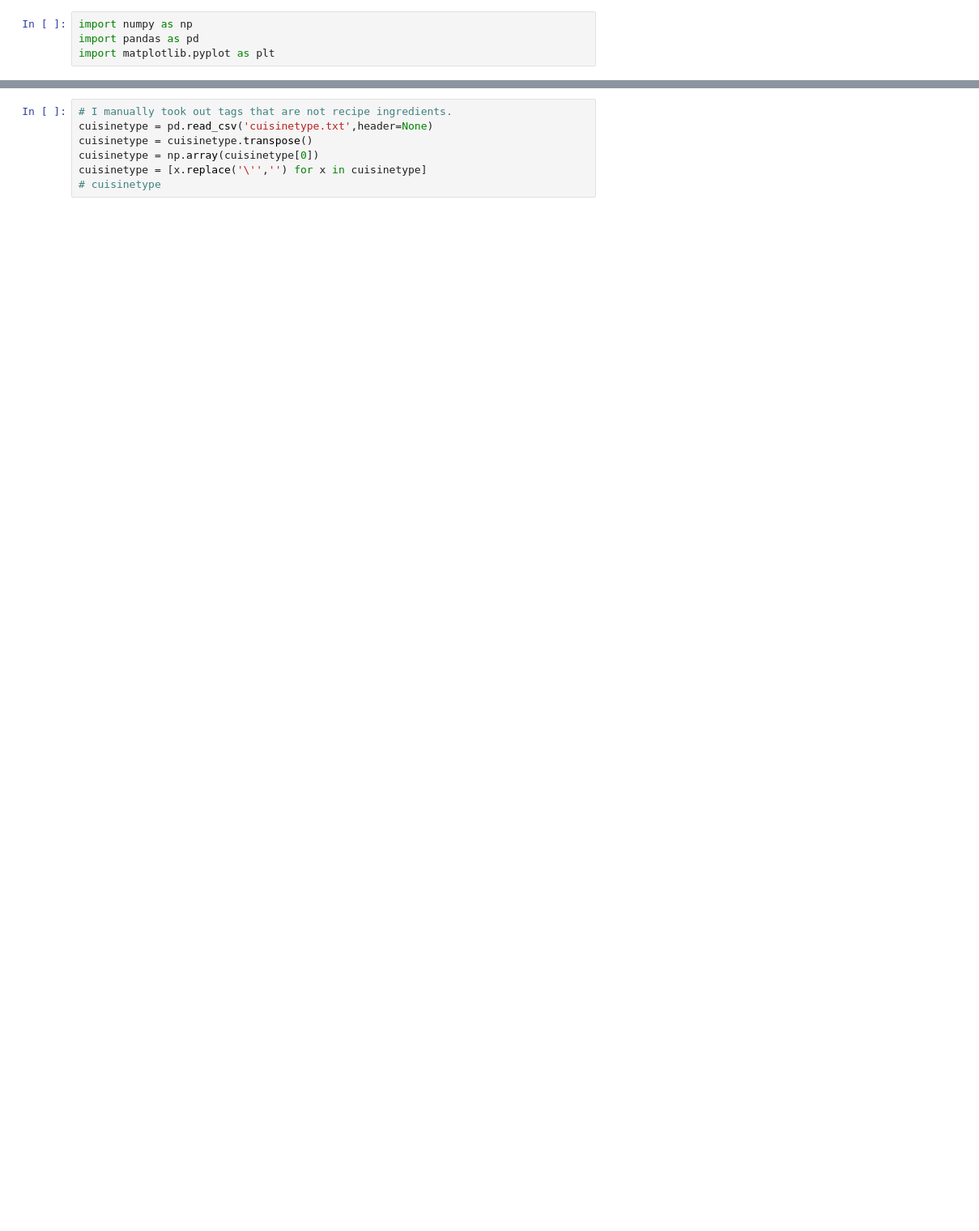
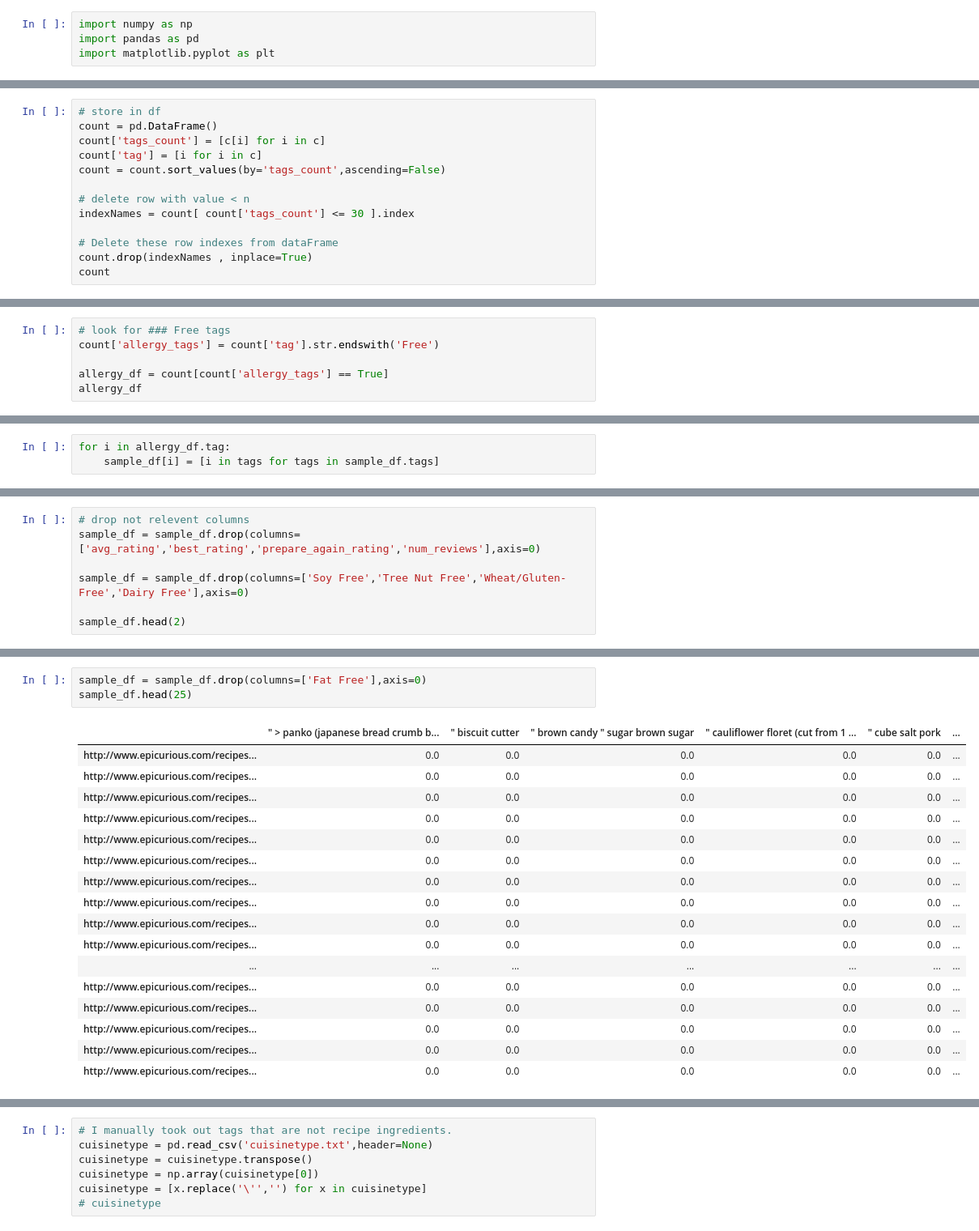
Before and after one commit to Sisyphus192/deep-dishes, a Jupyter notebook: notebooks/classification.ipynb, the cells around one changed output, grey strips where cells are left out. Shown at 81% size. Saved outputs shown, nothing was run; the diff lists cells and outputs as text; blank space fills up the shorter version.

```diff
--- a/notebooks/classification.ipynb
+++ b/notebooks/classification.ipynb
@@ -9,0 +68,13 @@ sample_df = epi_data_df.head(9000)
+# %%
+# store in df
+count = pd.DataFrame()
+count['tags_count'] = [c[i] for i in c]
+count['tag'] = [i for i in c]
+count = count.sort_values(by='tags_count',ascending=False)
+
+# delete row with value < n
+indexNames = count[ count['tags_count'] <= 30 ].index
+
+# Delete these row indexes from dataFrame
+count.drop(indexNames , inplace=True)
+count
@@ -9,0 +95,6 @@ sample_df = epi_data_df.head(9000)
+# %%
+# look for ### Free tags
+count['allergy_tags'] = count['tag'].str.endswith('Free')
+
+allergy_df = count[count['allergy_tags'] == True]
+allergy_df
@@ -9,0 +109,3 @@ sample_df = epi_data_df.head(9000)
+# %%
+for i in allergy_df.tag:
+    sample_df[i] = [i in tags for tags in sample_df.tags]
@@ -9,0 +122,7 @@ sample_df = epi_data_df.head(9000)
+# %%
+# drop not relevent columns
+sample_df = sample_df.drop(columns=['avg_rating','best_rating','prepare_again_rating','num_reviews'],axis=0)
+
+sample_df = sample_df.drop(columns=['Soy Free','Tree Nut Free','Wheat/Gluten-Free','Dairy Free'],axis=0)
+
+sample_df.head(2)
@@ -9,0 +134,21 @@ sample_df = epi_data_df.head(9000)
+# %%
+sample_df = sample_df.drop(columns=['Fat Free'],axis=0)
+sample_df.head(25)
+# %% [output]
+|  | " > panko (japanese bread crumb b... | " biscuit cutter | " brown candy " sugar brown sugar | " cauliflower floret (cut from 1 ... | " cube salt pork | ... |
+| http://www.epicurious.com/recipes... | 0.0 | 0.0 | 0.0 | 0.0 | 0.0 | ... |
+| http://www.epicurious.com/recipes... | 0.0 | 0.0 | 0.0 | 0.0 | 0.0 | ... |
+| http://www.epicurious.com/recipes... | 0.0 | 0.0 | 0.0 | 0.0 | 0.0 | ... |
+| http://www.epicurious.com/recipes... | 0.0 | 0.0 | 0.0 | 0.0 | 0.0 | ... |
+| http://www.epicurious.com/recipes... | 0.0 | 0.0 | 0.0 | 0.0 | 0.0 | ... |
+| http://www.epicurious.com/recipes... | 0.0 | 0.0 | 0.0 | 0.0 | 0.0 | ... |
+| http://www.epicurious.com/recipes... | 0.0 | 0.0 | 0.0 | 0.0 | 0.0 | ... |
+| http://www.epicurious.com/recipes... | 0.0 | 0.0 | 0.0 | 0.0 | 0.0 | ... |
+| http://www.epicurious.com/recipes... | 0.0 | 0.0 | 0.0 | 0.0 | 0.0 | ... |
+| http://www.epicurious.com/recipes... | 0.0 | 0.0 | 0.0 | 0.0 | 0.0 | ... |
+| ... | ... | ... | ... | ... | ... | ... |
+| http://www.epicurious.com/recipes... | 0.0 | 0.0 | 0.0 | 0.0 | 0.0 | ... |
+| http://www.epicurious.com/recipes... | 0.0 | 0.0 | 0.0 | 0.0 | 0.0 | ... |
+| http://www.epicurious.com/recipes... | 0.0 | 0.0 | 0.0 | 0.0 | 0.0 | ... |
+| http://www.epicurious.com/recipes... | 0.0 | 0.0 | 0.0 | 0.0 | 0.0 | ... |
+| http://www.epicurious.com/recipes... | 0.0 | 0.0 | 0.0 | 0.0 | 0.0 | ... |
```
Also changed, not shown: parts of 65 cells of this notebook, 2 other files.
